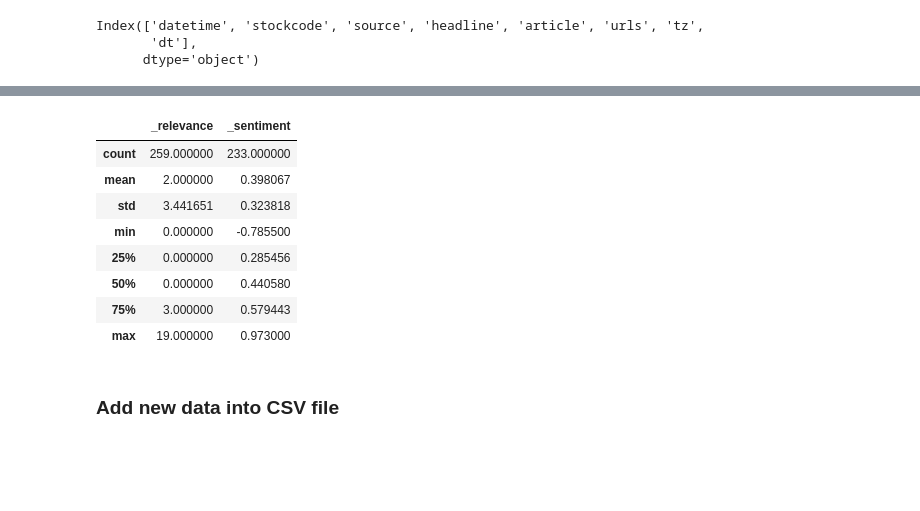
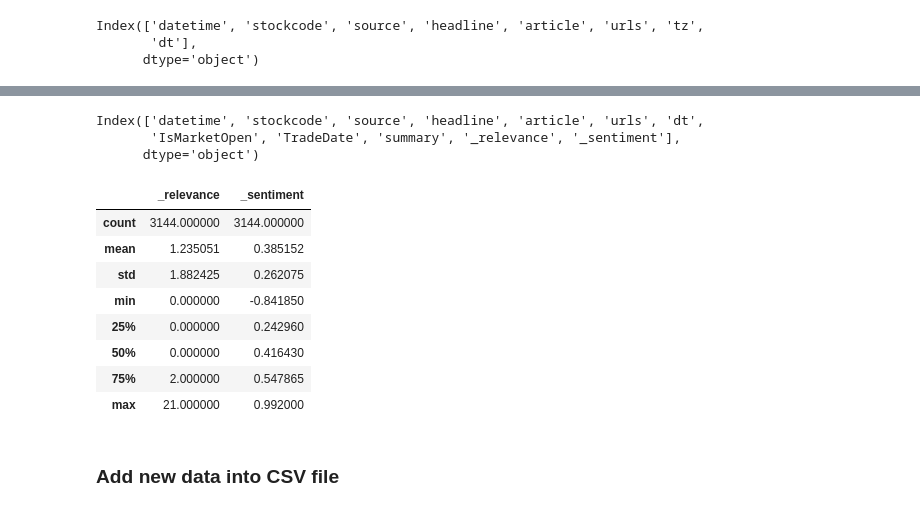
Before and after one commit to sendash-app/study_stocks_sentiments, a Jupyter notebook: overnight_sentiment_generation.ipynb, the cells around one changed output, grey strips where cells are left out. Cells and saved outputs as stored; diff of their text form; code cells hidden in the pictures; blank space fills up the shorter version.

Commit message:
output overnight sentiments dataset

```diff
--- a/overnight_sentiment_generation.ipynb
+++ b/overnight_sentiment_generation.ipynb
@@ -243,0 +213,30 @@ GetCleanText(tt)
+# %%
+from nltk import sent_tokenize
+
+def get_source(df, debugmode = False):
+    """input: the entire dataframe"""
+
+    for i in df.index:
+
+        if debugmode:
+            print(f'row {i} of {len(df)}')
+
+        if pd.isna(df.source[i]):
+            sent_tokens = sent_tokenize(df.article[i])
+
+            if len(sent_tokens) > 1:
+                if ('RTTNews' in sent_tokens[0]) or ('RTTNews' in sent_tokens[-1]) or ('RTTNews' in sent_tokens[1]):
+                    df.source[i] = 'RTTNews'
+                elif ('Reuters' in sent_tokens[0]) or ('reuters' in sent_tokens[-1]) or ('Reuters' in sent_tokens[1]):
+                    df.source[i] = 'Reuters'
+            else:
+                if 'RTTNews' in sent_tokens[0]:
+                    df.source[i] = 'RTTNews'
+                elif 'Reuters' in sent_tokens[0]:
+                    df.source[i] = 'Reuters'
+    return df
+# %%
+df_out = get_source(df_)
+source_filt = df_out['source'].isna()
+print(f'{sum(source_filt)} records with source = NA')
+df_out[source_filt]
@@ -243,0 +269,3 @@ GetCleanText(tt)
+# %%
+df_out = df_out[ df_out['summary']!= '']
+print(f'Final DF has {len(df_out)} records.')
@@ -259,15 +280,21 @@ df_on.head()
+# %%
+df_out.columns
+# %% [output]
+Index(['datetime', 'stockcode', 'source', 'headline', 'article', 'urls', 'dt',
+       'IsMarketOpen', 'TradeDate', 'summary', '_relevance', '_sentiment'],
+      dtype='object')
 # %%
-df_on.describe()
+df_out.describe()
 # %% [output]
 |  | _relevance | _sentiment |
-| count | 259.000000 | 233.000000 |
-| mean | 2.000000 | 0.398067 |
-| std | 3.441651 | 0.323818 |
-| min | 0.000000 | -0.785500 |
-| 25% | 0.000000 | 0.285456 |
-| 50% | 0.000000 | 0.440580 |
-| 75% | 3.000000 | 0.579443 |
-| max | 19.000000 | 0.973000 |
+| count | 3144.000000 | 3144.000000 |
+| mean | 1.235051 | 0.385152 |
+| std | 1.882425 | 0.262075 |
+| min | 0.000000 | -0.841850 |
+| 25% | 0.000000 | 0.242960 |
+| 50% | 0.000000 | 0.416430 |
+| 75% | 2.000000 | 0.547865 |
+| max | 21.000000 | 0.992000 |
 # %% [markdown]
 ### Add new data into CSV file
 # %%
```
Also changed, not shown: parts of 16 cells of this notebook, 1 other file.
